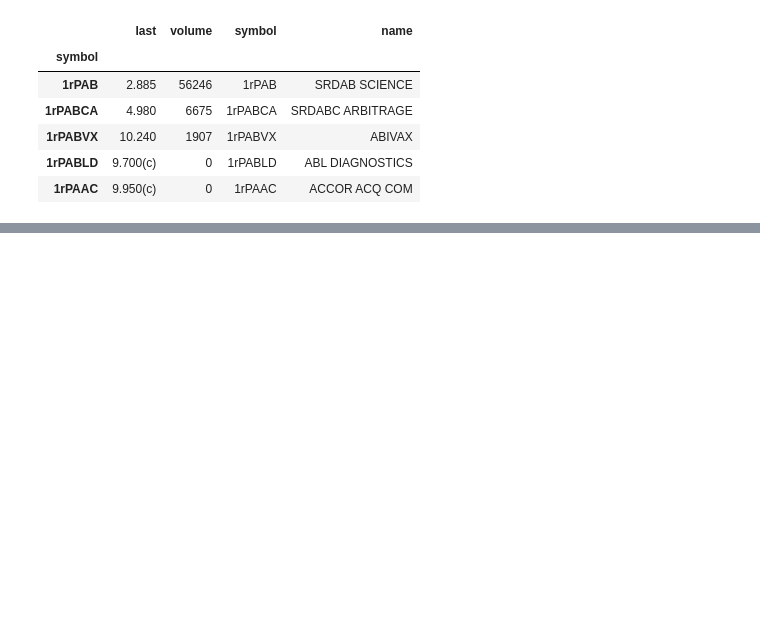
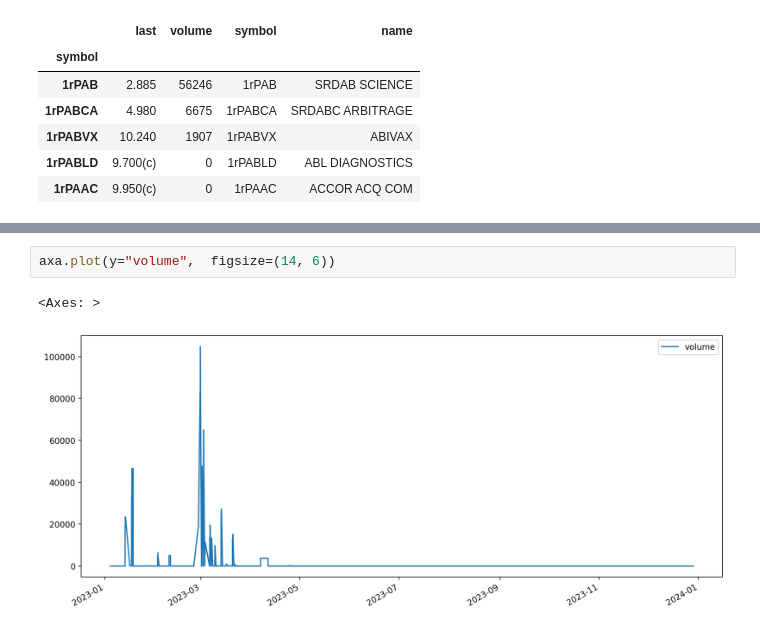
Before and after one commit to sankBalde/BigData, a Jupyter notebook: Notebooks/filter_data.ipynb, the cells around one changed output, grey strips where cells are left out. Cells and saved outputs as stored; diff of their text form; blank space fills up the shorter version.

```diff
--- a/Notebooks/filter_data.ipynb
+++ b/Notebooks/filter_data.ipynb
@@ -30,0 +157,5 @@ df.head()
+# %%
+axa.plot(y="volume",  figsize=(14, 6))
+# %% [output]
+<Axes: >
+[figure, added]
```
Also changed, not shown: parts of 23 cells of this notebook, 1 other file.
